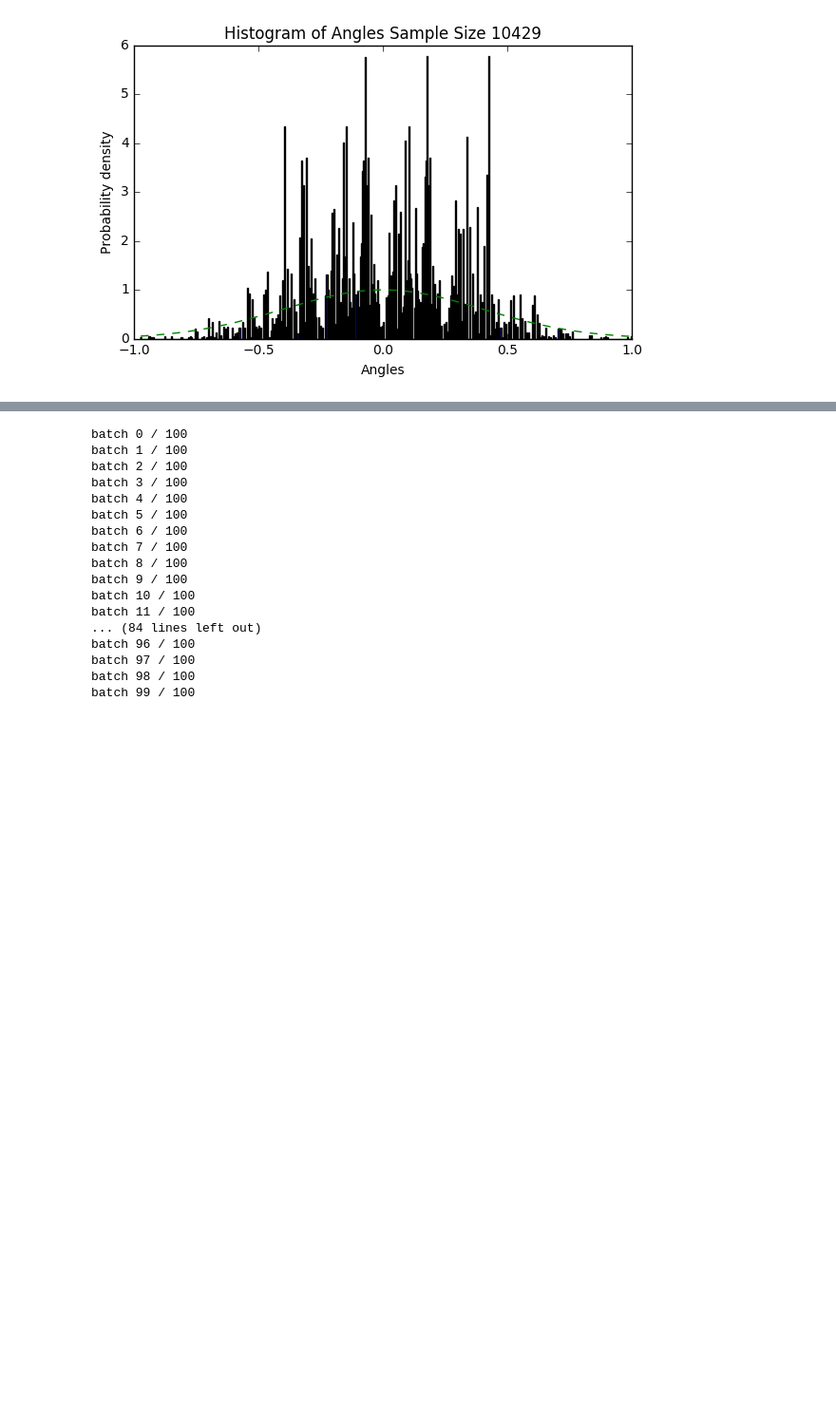
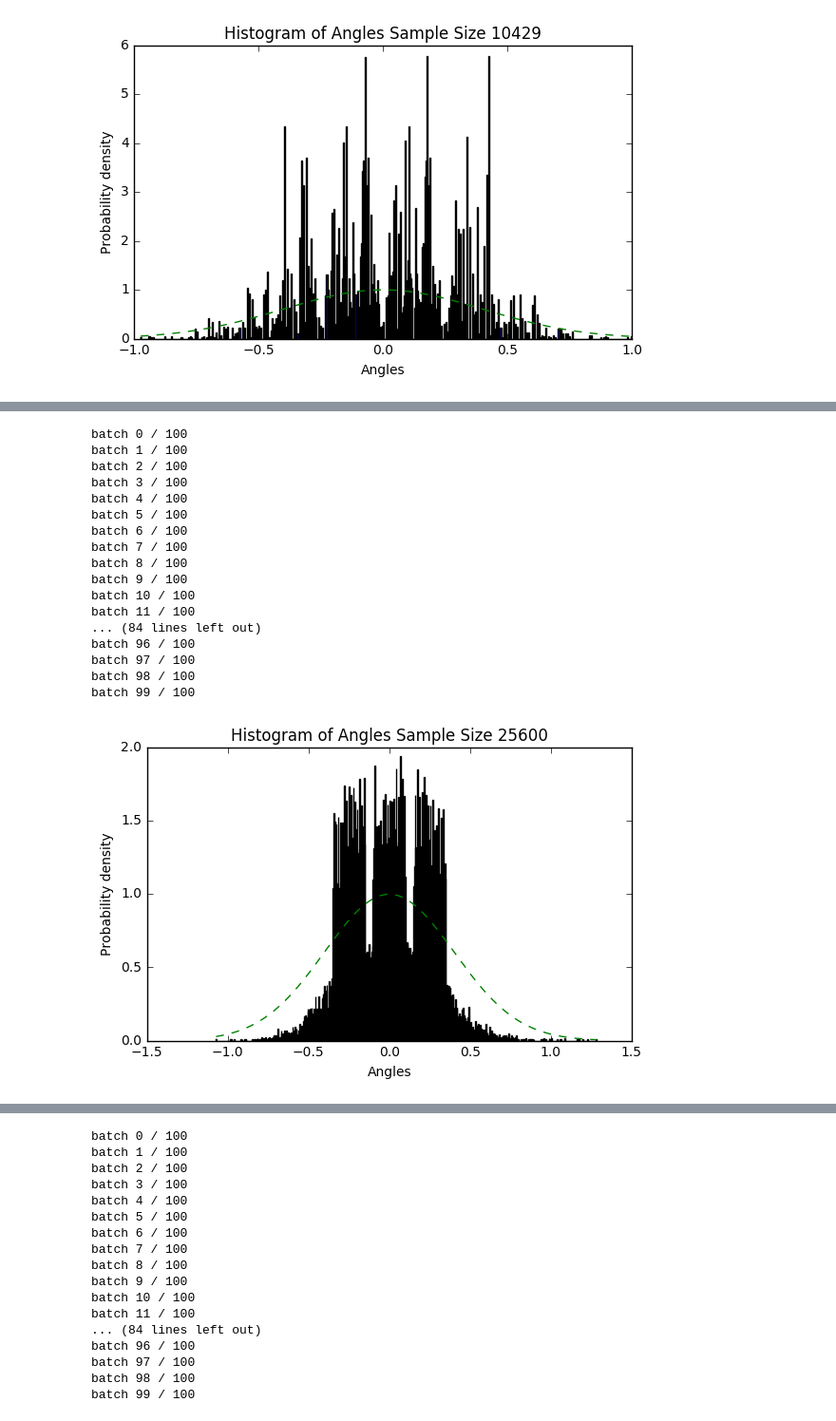
Before and after one commit to jluo-bgl/Self-Driving-Car-Behavioral-Cloning, a Jupyter notebook: visualization.ipynb, the cells around one changed output, grey strips where cells are left out. Shown at 95% size. Cells and saved outputs as stored; diff of their text form; code cells hidden in the pictures; blank space fills up the shorter version.

Commit message:
raw_data_centre_left_right_crop_shift_flip_brightness_shadow

```diff
--- a/visualization.ipynb
+++ b/visualization.ipynb
@@ -210,3 +126,38 @@ WARNING Image is smaller then shift size, origi
+# %%
+def test_angle_distribution_generator_random_allocator():
+    data_set = create_real_dataset(filter_method=drive_record_filter_include_all)
+    allocator = RecordRandomAllocator(data_set)
+    generator = pipe_line_generators(
+        shift_image_generator(angle_offset_pre_pixel=0.002),
+        flip_generator
+    )
+    _angle_distribution(
+        "angle_distribution_generator_exclude_duplicated_small_angles_40_20_40_pipe_line", 100, 256,
+        allocator=allocator.allocate,
+        angle_offset_pre_pixel=0.002,
+        generator=generator
+    )
+
+test_angle_distribution_generator_random_allocator()
+# %% [output]
+batch 0 / 100
+batch 1 / 100
+batch 2 / 100
+batch 3 / 100
+batch 4 / 100
+batch 5 / 100
+batch 6 / 100
+batch 7 / 100
+batch 8 / 100
+batch 9 / 100
+batch 10 / 100
+batch 11 / 100
+... (84 lines left out)
+batch 96 / 100
+batch 97 / 100
+batch 98 / 100
+batch 99 / 100
+[figure, added]
 # %%
 # the training sample size dropped from 24100 to 11824, half of the valuable data has gone
 # what if some how we can use that data?
```
Also changed, not shown: parts of 9 cells of this notebook, 5 other files.
